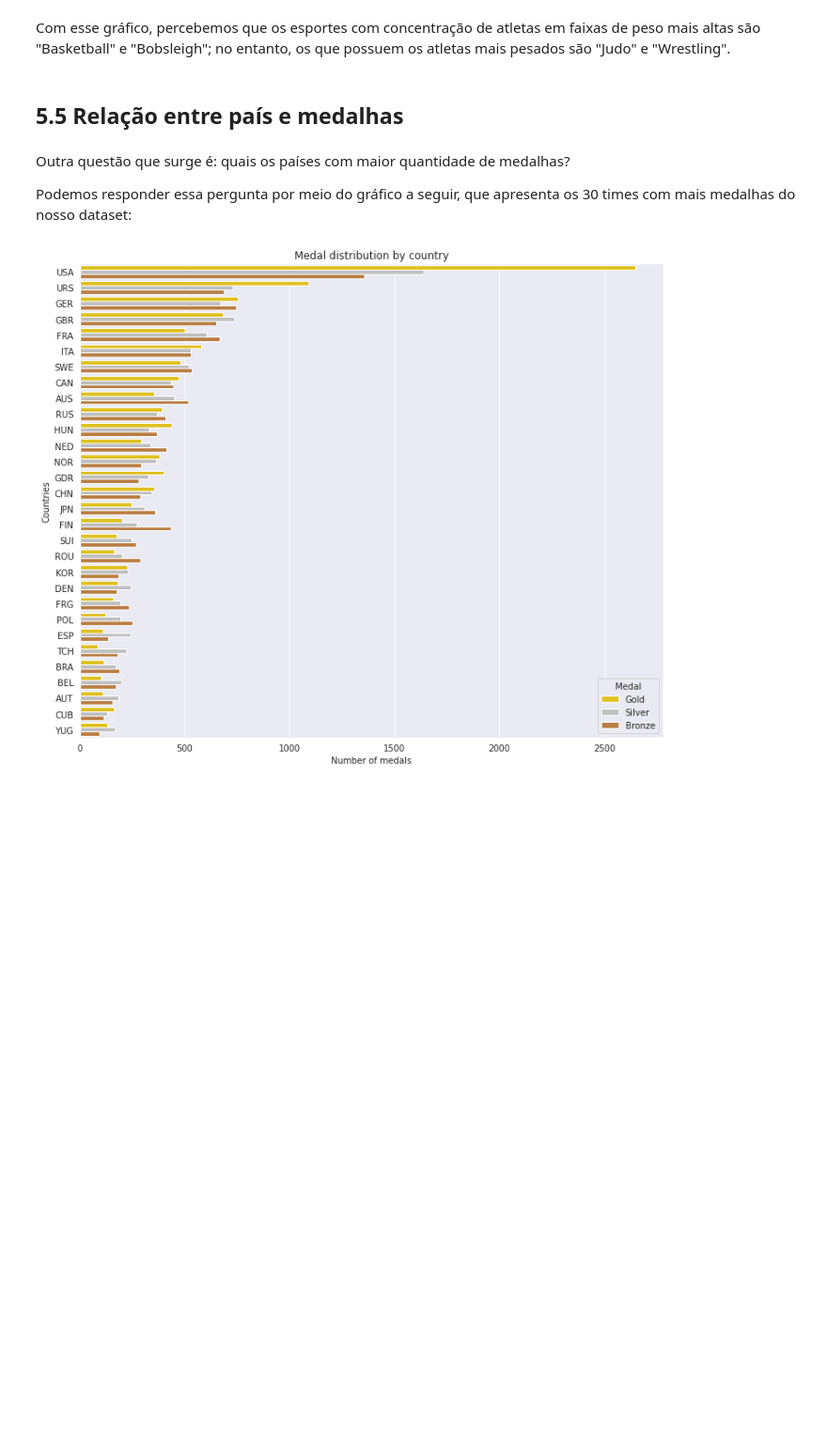
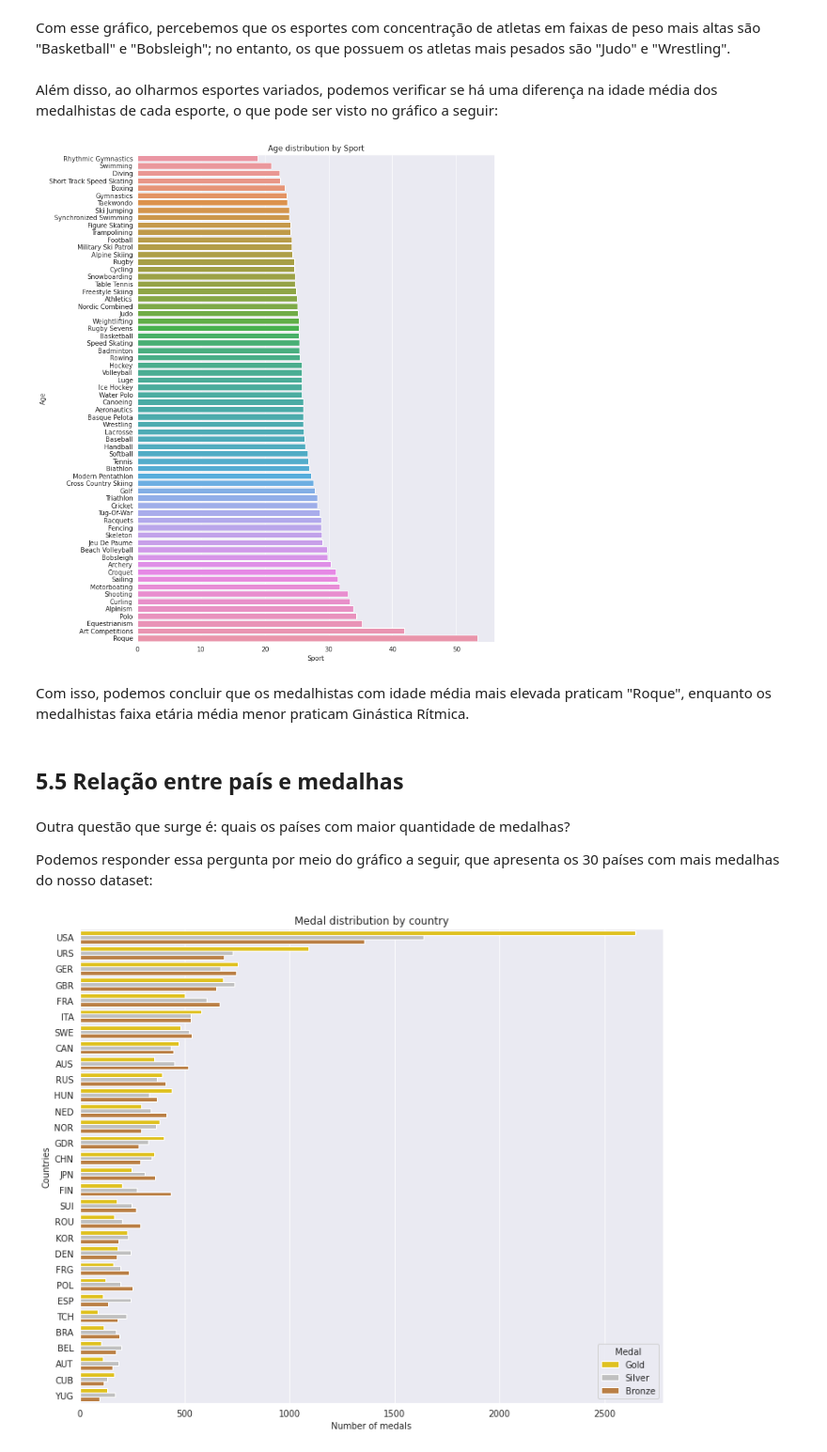
Before and after one commit to rianpf/mini_projeto_analise_e_limpeza, a Jupyter notebook: Analise_e_Limpeza.ipynb, the cells around one changed output. Shown at 94% size. Cells and saved outputs as stored; diff of their text form; code cells hidden in the pictures; blank space fills up the shorter version.

```diff
--- a/Analise_e_Limpeza.ipynb
+++ b/Analise_e_Limpeza.ipynb
@@ -720,12 +722,29 @@ plt.show()
 [figure]
 # %% [markdown]
 Com esse gráfico, percebemos que os esportes com concentração de atletas em faixas de peso mais altas são "Basketball" e "Bobsleigh"; no entanto, os que possuem os atletas mais pesados são "Judo" e "Wrestling".
+# %% [markdown]
+Além disso, ao olharmos esportes variados, podemos verificar se há uma diferença na idade média dos medalhistas de cada esporte, o que pode ser visto no gráfico a seguir:
+# %%
+#Criando um dataset com as médias para cada esporte
+sport_mean = medals.groupby(["Sport"], as_index = False).mean()
+
+#Plotando o gráfico
+plt.figure(figsize = (10,14))
+sns.barplot(x = "Age", y = "Sport", data = sport_mean.sort_values("Age"))
+plt.ylabel("Age")
+plt.xlabel("Sport")
+plt.title("Age distribution by Sport")
+plt.show()
+# %% [output]
+[figure, added]
+# %% [markdown]
+Com isso, podemos concluir que os medalhistas com idade média mais elevada praticam "Roque", enquanto os medalhistas faixa etária média menor praticam Ginástica Rítmica.
 # %% [markdown]
 ## 5.5 Relação entre país e medalhas
 # %% [markdown]
 Outra questão que surge é: quais os países com maior quantidade de medalhas?
 
-Podemos responder essa pergunta por meio do gráfico a seguir, que apresenta os 30 times com mais medalhas do nosso dataset:
+Podemos responder essa pergunta por meio do gráfico a seguir, que apresenta os 30 países com mais medalhas do nosso dataset:
 # %%
 medals = df[df['Medal'] != 'NA']
 
```
Also changed, not shown: parts of 23 cells of this notebook.
